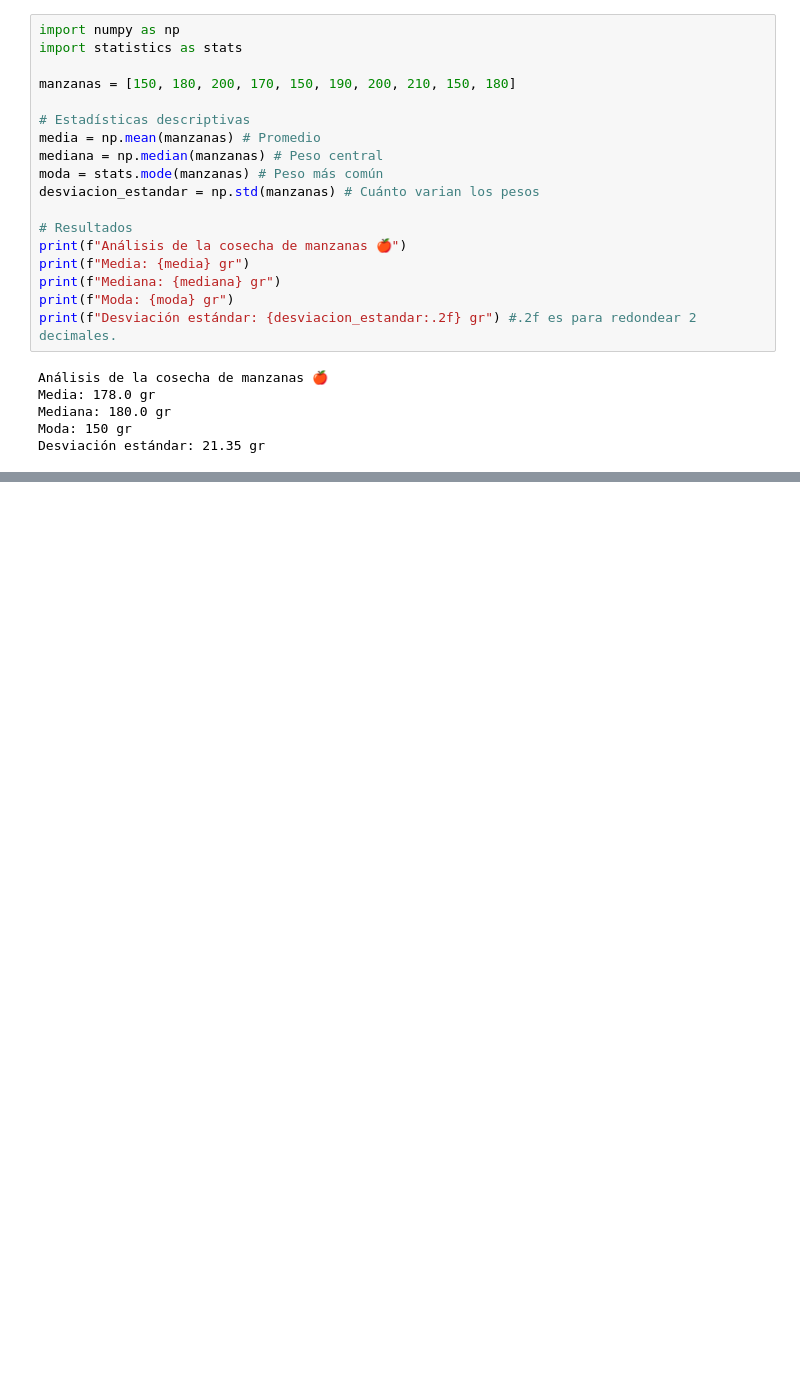
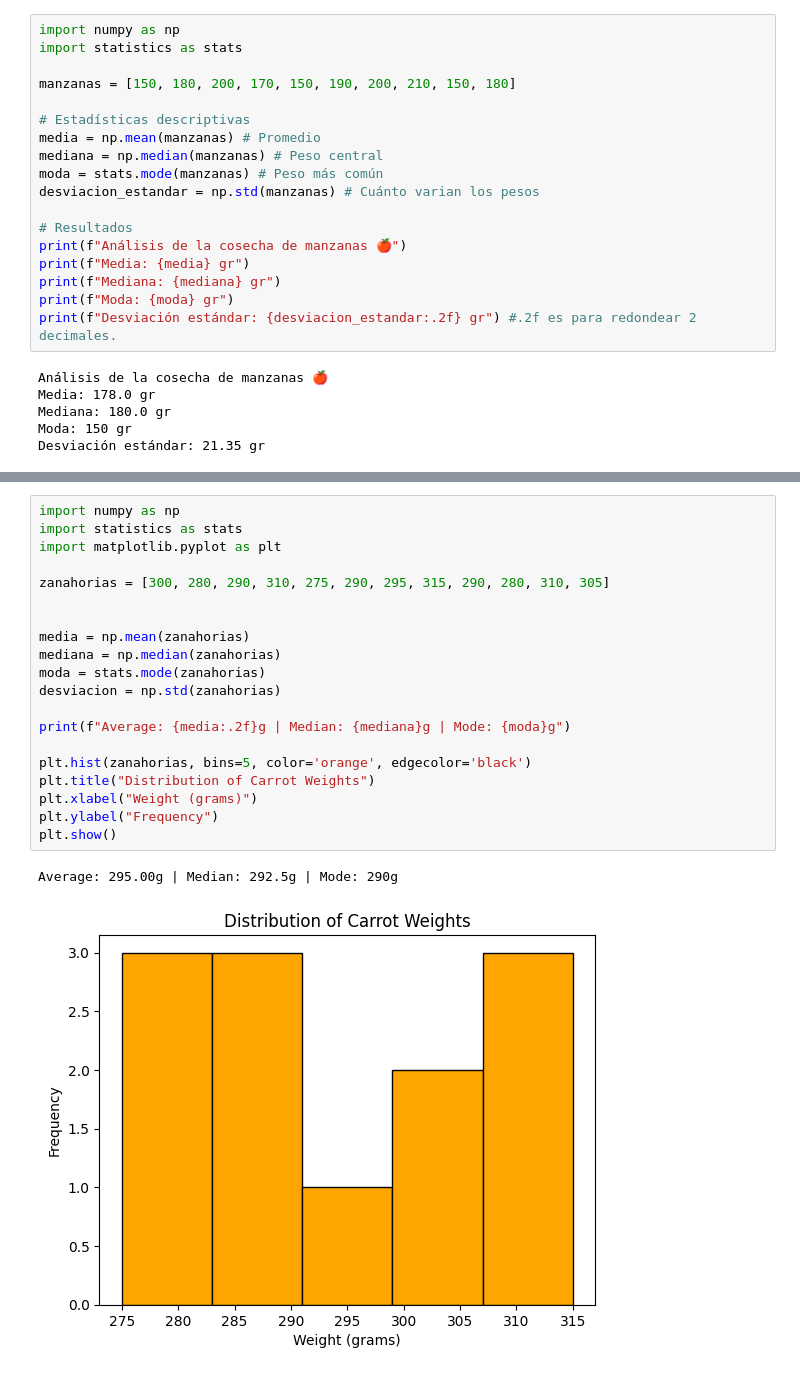
Before and after one commit to HelenDiMo/Practicas-Del-Curso_IA_F5, a Jupyter notebook: La_pandilla_de_las_manzanas.ipynb, the cells around one changed output, grey strips where cells are left out. Saved outputs shown, nothing was run; the diff lists cells and outputs as text; blank space fills up the shorter version.

```diff
--- a/La_pandilla_de_las_manzanas.ipynb
+++ b/La_pandilla_de_las_manzanas.ipynb
@@ -39,0 +97,23 @@ Desviación estándar: 21.35 gr
+# %%
+import numpy as np
+import statistics as stats
+import matplotlib.pyplot as plt
+
+zanahorias = [300, 280, 290, 310, 275, 290, 295, 315, 290, 280, 310, 305]
+
+
+media = np.mean(zanahorias)
+mediana = np.median(zanahorias)
+moda = stats.mode(zanahorias)
+desviacion = np.std(zanahorias)
+
+print(f"Average: {media:.2f}g | Median: {mediana}g | Mode: {moda}g")
+
+plt.hist(zanahorias, bins=5, color='orange', edgecolor='black')
+plt.title("Distribution of Carrot Weights")
+plt.xlabel("Weight (grams)")
+plt.ylabel("Frequency")
+plt.show()
+# %% [output]
+Average: 295.00g | Median: 292.5g | Mode: 290g
+[figure, added]
```
Also changed, not shown: parts of 4 cells of this notebook.
